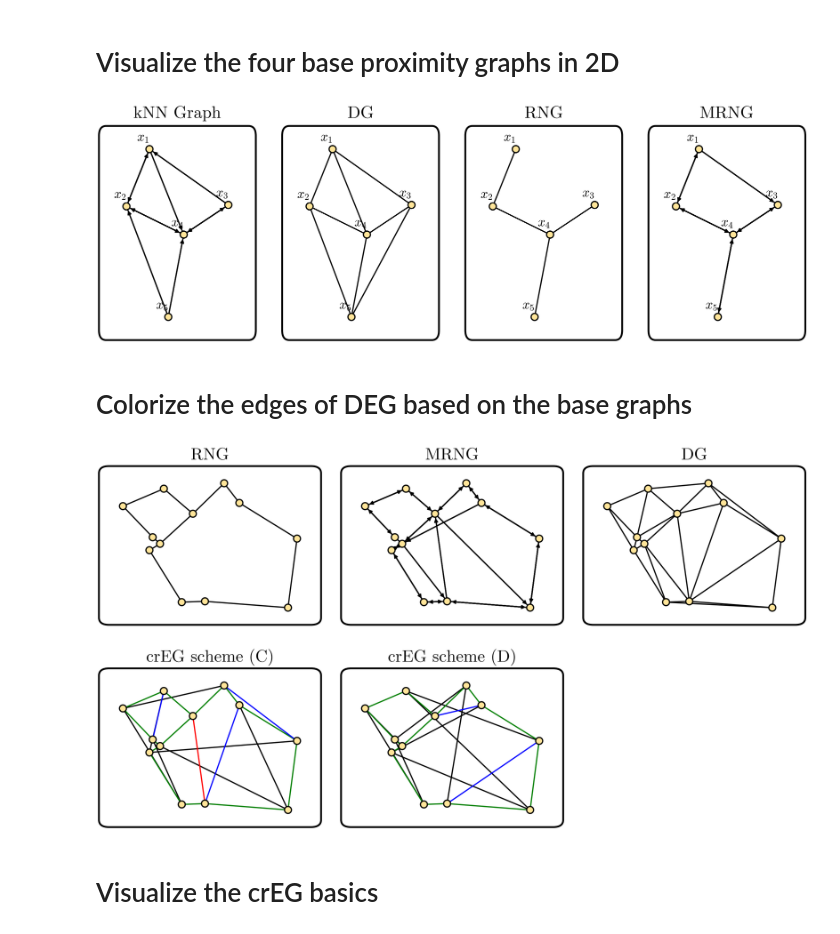
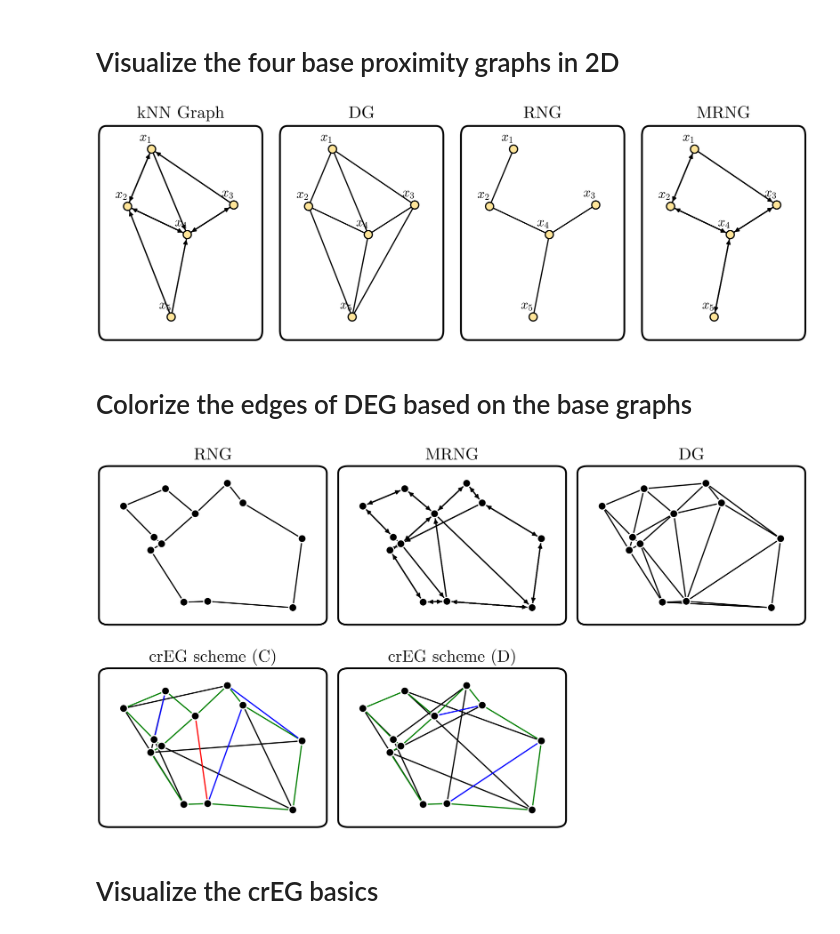
Before and after one commit to Neiko2002/2d-graph, a Jupyter notebook: phd_figures.ipynb, the cells around one changed output. Drawn from its saved outputs; the diff is of its cells as text; code cells hidden in the pictures.

```diff
--- a/phd_figures.ipynb
+++ b/phd_figures.ipynb
@@ -3,19 +3,19 @@
 # %%
 from plot import plot_graphs
 from graphs import GraphKind, build_graphs
 from utils import create_coords
 
 coords = create_coords([[12.3,-3.6],[5.6,-19.8],[35.3,-19.4],[22.3,-27.8],[17.8,-51.1]])
 
 # gdf: your GeoDataFrame with a 'features' column and point 'geometry'
 # Build all graph kinds (base + DEG) with a chosen edges_per_vertex
 all_kinds = [GraphKind.KNN, GraphKind.DG, GraphKind.RNG, GraphKind.MRNG]
 graphs = build_graphs(coords, kinds=all_kinds, edges_per_vertex=2)
 
 # Example usage
-plot_graphs(graphs=graphs, bg_color="white", text_color="black", vertex_label_size=32, title_size=42, marker_size=300, border_color="black", border_padding_x=20, edge_width=3, max_per_row=4, save_file="base_proximity_graphs.pdf")
+plot_graphs(graphs=graphs, bg_color="white", text_color="black", vertex_label_size=32, title_size=42, marker_size=400, border_color="black", border_padding_x=20, edge_width=3, max_per_row=4, save_file="base_proximity_graphs.pdf")
 # %% [output]
-[figure, old version]
+[figure, new version]
 # %% [markdown]
 # Colorize the edges of DEG based on the base graphs
 # %%
@@ -38,14 +38,16 @@ graph_kinds = [GraphKind.DG, GraphKind.MRNG, GraphKind.RNG, GraphKind.DEGStream,
 coords = create_random_coords(n=12, scale=50, seed=7)
 graphs = build_graphs(coords, kinds=graph_kinds, edges_per_vertex=4)
 
+coords['color'] = 'black'
+
 colored_stream_edges = color_graph(graphs[3], graphs[0], graphs[1], graphs[2])
 colored_high_edges = color_graph(graphs[4], graphs[0], graphs[1], graphs[2])
 colored_low_edges = color_graph(graphs[5], graphs[0], graphs[1], graphs[2])
 
 colored_graphs = [graphs[2], graphs[1], graphs[0], colored_low_edges, colored_high_edges]
-plot_graphs(graphs=colored_graphs, bg_color="white", text_color="black", vertex_label_size=0, title_size=42, marker_size=300, border_color="black", edge_width=3, max_per_row=3, save_file="crEG_edges_colored.pdf")
+plot_graphs(graphs=colored_graphs, bg_color="white", text_color="black", vertex_border_color="white", vertex_label_size=0, title_size=42, marker_size=400, border_color="black", edge_width=3, max_per_row=3, save_file="crEG_edges_colored.pdf")
 # %% [output]
-[figure, old version]
+[figure, new version]
 # %% [markdown]
 # Visualize the crEG basics
 # %%
```
Also changed, not shown: parts of 5 cells of this notebook, 2 other files.
